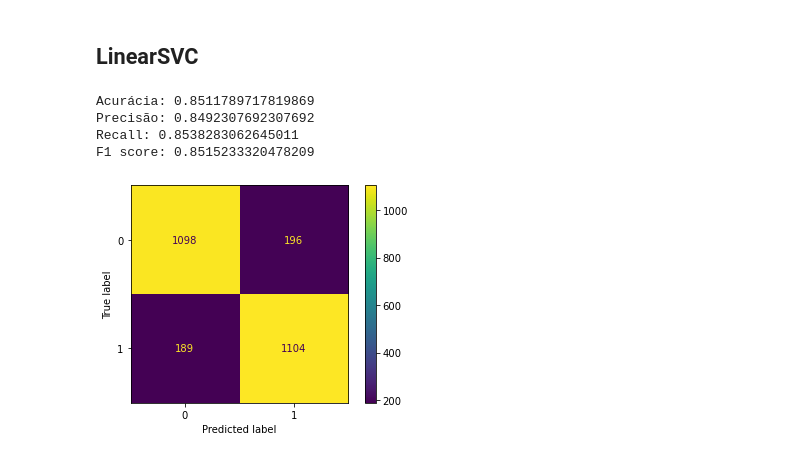
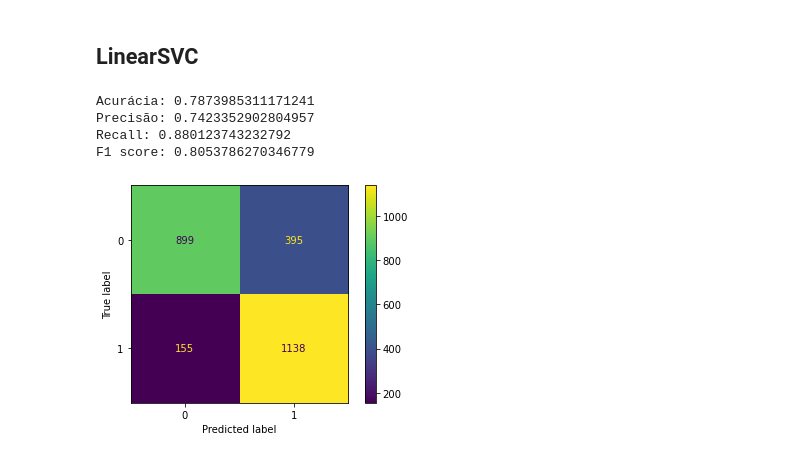
Before and after one commit to jackson-simionato/challenge_alura_DS01, a Jupyter notebook: week_3_challenge_alura_DS_2022_05.ipynb, the cells around one changed output. Cells and saved outputs as stored; diff of their text form; code cells hidden in the pictures.

```diff
--- a/week_3_challenge_alura_DS_2022_05.ipynb
+++ b/week_3_challenge_alura_DS_2022_05.ipynb
@@ -172,13 +172,13 @@ x_train, x_test, y_train, y_test = train_test_split(x_resampled, y_resampled, te
 # %%
 from sklearn.svm import LinearSVC
 
-linearSVC = LinearSVC(dual=False)
+linearSVC = LinearSVC(max_iter=500)
 
 y_pred = executar_classificador(linearSVC, x_train, x_test, y_train)
 validar_classificador(y_pred, y_test)
 # %% [output]
-Acurácia: 0.8511789717819869
-Precisão: 0.8492307692307692
-Recall: 0.8538283062645011
-F1 score: 0.8515233320478209
+Acurácia: 0.7873985311171241
+Precisão: 0.7423352902804957
+Recall: 0.880123743232792
+F1 score: 0.8053786270346779
-[figure, old version]
+[figure, new version]
```
Also changed, not shown: parts of 28 cells of this notebook.
